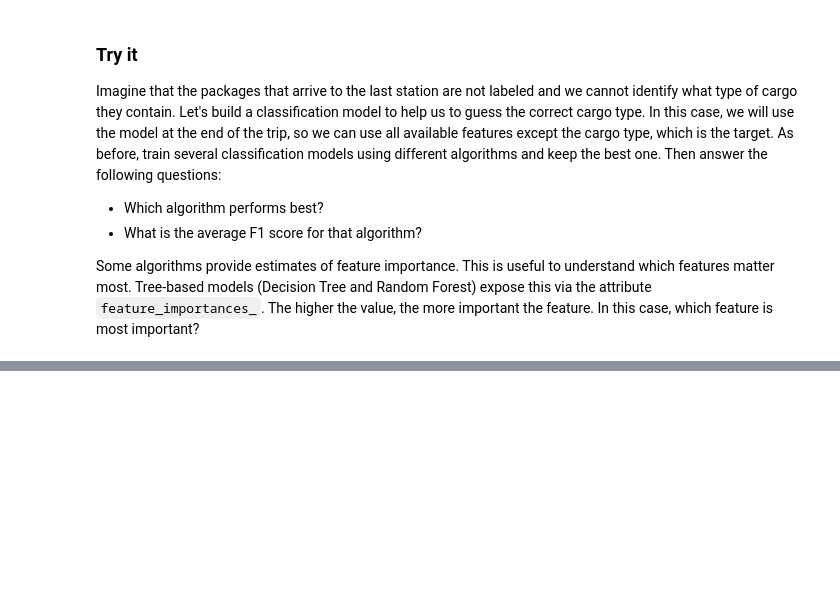
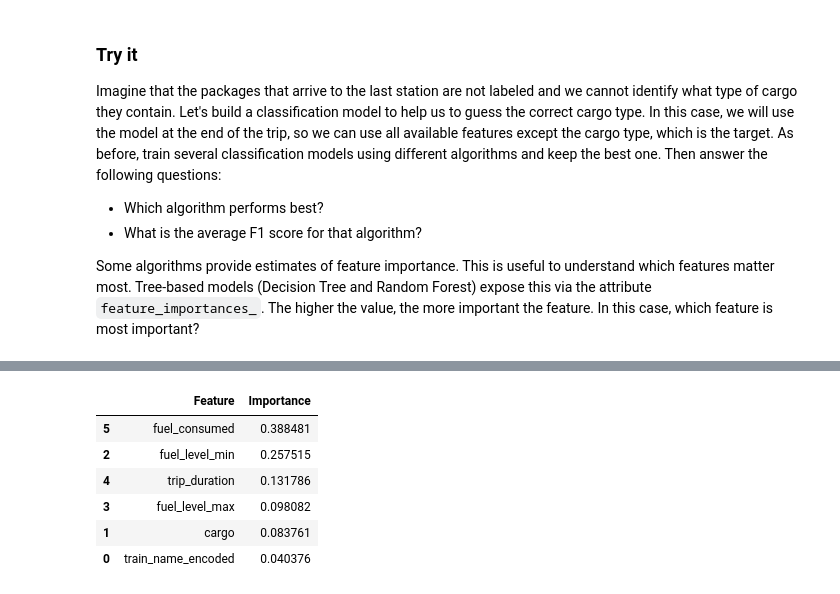
Before and after one commit to kayser17/workshop-business-inteligence, a Jupyter notebook: notebooks/3. Machine Learning.ipynb, the cells around one changed output, grey strips where cells are left out. Saved outputs shown, nothing was run; the diff lists cells and outputs as text; code cells hidden in the pictures; blank space fills up the shorter version.

```diff
--- a/notebooks/3. Machine Learning.ipynb
+++ b/notebooks/3. Machine Learning.ipynb
@@ -65,0 +64,13 @@ Now we need to do the same for the `cargo_type` column. Use the next cell to do
+# %%
+# Encode cargo_type column
+cargo_type_encoder = preprocessing.LabelEncoder().fit(trip_summary.cargo_type.unique())
+
+# Print the encoding mapping for clarity
+for i in range(len(cargo_type_encoder.classes_)):
+    print(f"""{cargo_type_encoder.classes_[i]} encoded as {i}""")
+
+# Apply the encoding and create a new column
+trip_summary["cargo_type_encoded"] = pd.Series(
+    cargo_type_encoder.transform(trip_summary.cargo_type.values),
+    index=trip_summary.index
+)
@@ -479,0 +680,75 @@ Some algorithms provide estimates of feature importance. This is useful to under
+# %%
+import numpy as np
+import pandas as pd
+from sklearn.model_selection import train_test_split
+from sklearn.linear_model import LogisticRegression
+from sklearn.tree import DecisionTreeClassifier
+from sklearn.ensemble import RandomForestClassifier
+from sklearn.metrics import f1_score
+
+# Define features (everything EXCEPT cargo_type)
+X = trip_summary[[
+    "train_name_encoded",
+    "cargo",
+    "fuel_level_min",
+    "fuel_level_max",
+    "trip_duration",
+    "fuel_consumed"
+]].values
+
+# Target variable (the cargo type we want to predict)
+y = trip_summary["cargo_type_encoded"].values
+
+# Split into training and testing sets
+x_train, x_test, y_train, y_test = train_test_split(X, y, test_size=0.3, random_state=42)
+
+# Define and train several classification models
+models = {
+    "Logistic Regression": LogisticRegression(max_iter=500),
+    "Decision Tree": DecisionTreeClassifier(random_state=42),
+    "Random Forest": RandomForestClassifier(random_state=42)
+}
+
+results = []
+
+for name, model in models.items():
+    model.fit(x_train, y_train)
+    y_pred = model.predict(x_test)
+    f1 = f1_score(y_test, y_pred, average="weighted")  # weighted average for multiclass
+    results.append({"Model": name, "F1 Score": f1})
+    print(f"{name}: F1 Score = {f1:.3f}")
+
+# Compare results
+results_df = pd.DataFrame(results).sort_values(by="F1 Score", ascending=False)
+print("\nModel comparison:")
+display(results_df)
+
+# Select the best model
+best_model_name = results_df.iloc[0]["Model"]
+model = models[best_model_name]
+print(f"Best model: {best_model_name}")
+
+# Feature importance (for tree-based models)
+if hasattr(model, "feature_importances_"):
+    importances = pd.DataFrame({
+        "Feature": ["train_name_encoded", "cargo", "fuel_level_min", "fuel_level_max", "trip_duration", "fuel_consumed"],
+        "Importance": model.feature_importances_
+    }).sort_values(by="Importance", ascending=False)
+    print("\nFeature importance:")
+    display(importances)
+
+# Example prediction
+# The train HHEXD arrives with 40 packages.
+# Started at 2025-01-15 08:00:00 with 800 units of fuel, ended at 12:00:00 with 350 units.
+encoded_name = train_name_encoder.transform(["HHEXD"])[0]
+cargo = 40
+fuel_level_min = 350
+fuel_level_max = 800
+trip_duration = (12 - 8) * 3600  # 4 hours = 14400 seconds
+fuel_consumed = fuel_level_max - fuel_level_min
+
+pred = model.predict([[encoded_name, cargo, fuel_level_min, fuel_level_max, trip_duration, fuel_consumed]])[0]
+predicted_type = cargo_type_encoder.inverse_transform([pred])[0]
+
+print(f"\nPredicted cargo type for HHEXD with 40 packages: {predicted_type}")
+# %% [output]
@@ -479,0 +774,7 @@ Some algorithms provide estimates of feature importance. This is useful to under
+|  | Feature | Importance |
+| 5 | fuel_consumed | 0.388481 |
+| 2 | fuel_level_min | 0.257515 |
+| 4 | trip_duration | 0.131786 |
+| 3 | fuel_level_max | 0.098082 |
+| 1 | cargo | 0.083761 |
+| 0 | train_name_encoded | 0.040376 |
```
Also changed, not shown: parts of 22 cells of this notebook.
